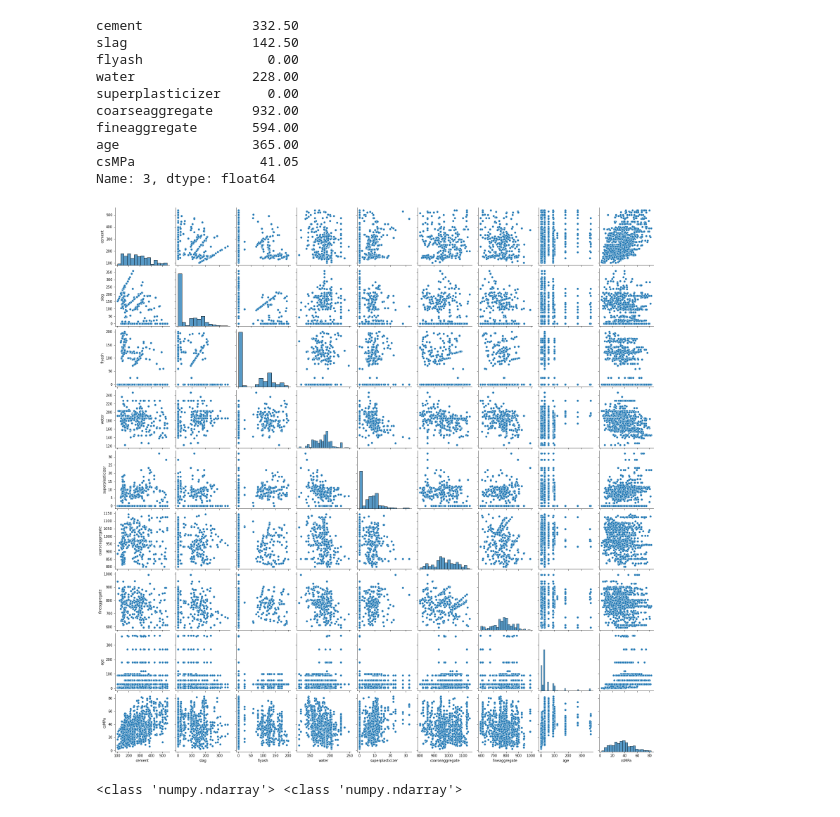
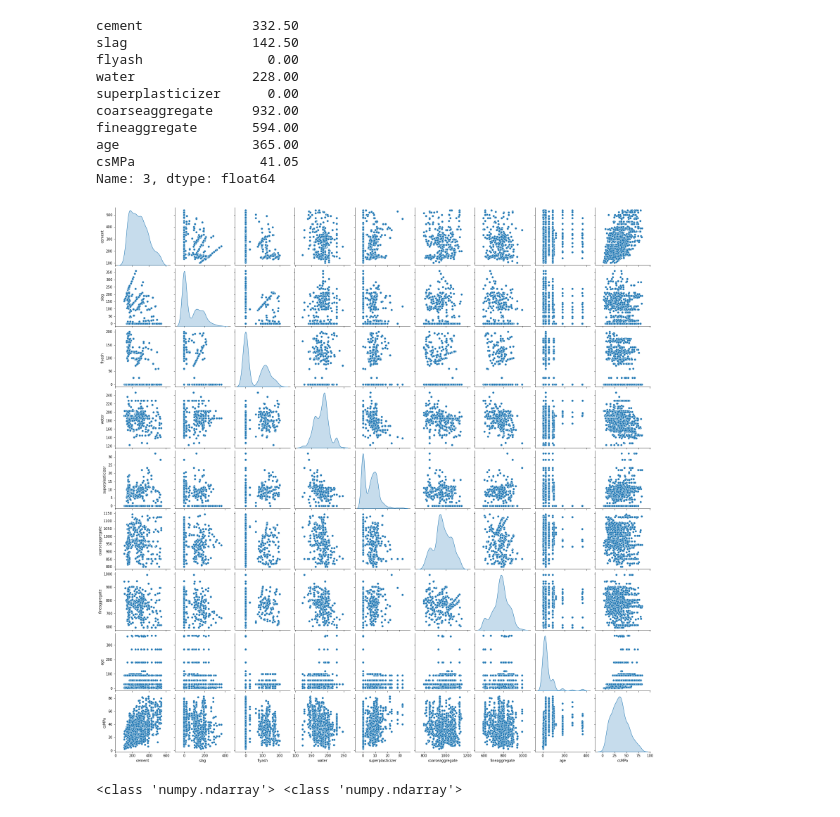
Before and after one commit to MSR806/DL_concrete_strength, a Jupyter notebook: Compressive_Strength_AI_Project.ipynb, the cells around one changed output. Saved outputs shown, nothing was run; the diff lists cells and outputs as text; code cells hidden in the pictures.

```diff
--- a/Compressive_Strength_AI_Project.ipynb
+++ b/Compressive_Strength_AI_Project.ipynb
@@ -98,10 +92,11 @@ fineaggregate       594.00
 age                 365.00
 csMPa                41.05
 Name: 3, dtype: float64
-# %%
-ax = sns.pairplot(df, diag_kind='hist')
-# %% [output]
-[figure, removed]
+# %%
+sns.pairplot(df,palette="husl",diag_kind="kde")
+plt.savefig('2.png')
+# %% [output]
+[figure, added]
 # %%
 data = df.to_numpy()
 # %%
```
Also changed, not shown: parts of 10 cells of this notebook.
